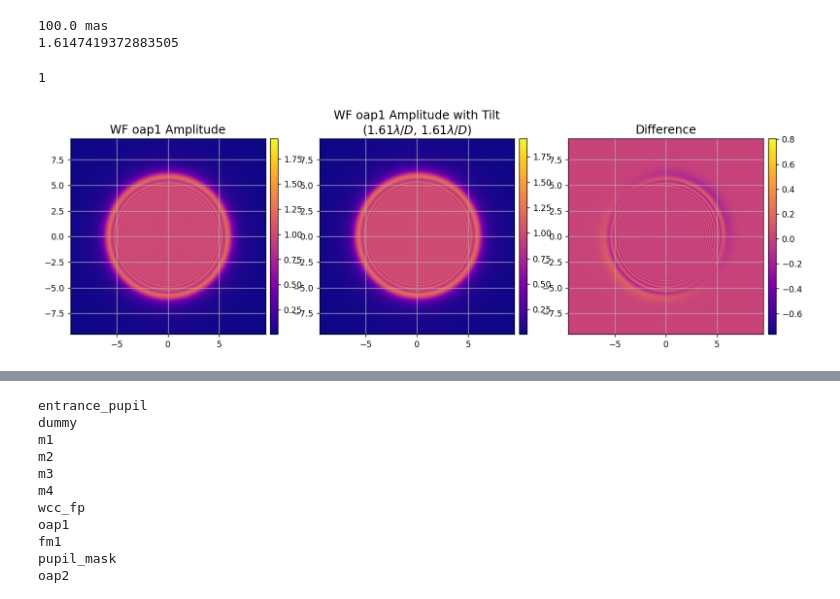
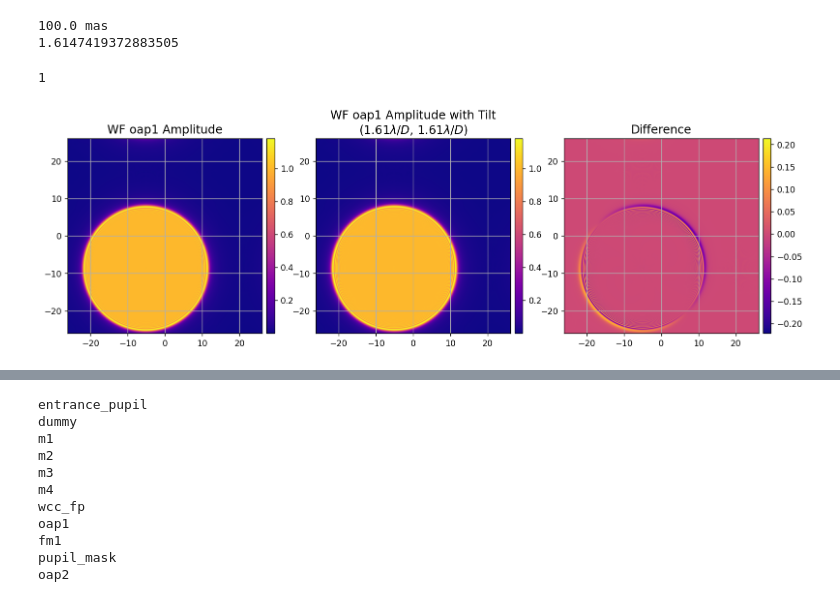
Before and after one commit to kian1377/esc-fresnel, a Jupyter notebook: notebooks/esc_fresnel_beamwalk_check.ipynb, the cells around one changed output, grey strips where cells are left out. Saved outputs shown, nothing was run; the diff lists cells and outputs as text; code cells hidden in the pictures.

```diff
--- a/notebooks/esc_fresnel_beamwalk_check.ipynb
+++ b/notebooks/esc_fresnel_beamwalk_check.ipynb
@@ -252,6 +252,8 @@ print(offset_lamD)
 1.6147419372883505
 # %%
 import copy
+
+import esc_fresnel.esc_fresnel_subap as esc
 reload(esc)
 reload(esc_optics)
 
@@ -273,35 +275,35 @@ M.source_offset = (0, 0)
 wfs_on_axis = M.calc_wfs()
 
 M.source_offset = source_offset
 wfs_offset = M.calc_wfs()
 
 amp1 = wfs_on_axis[i].amplitude
 amp2 = wfs_offset[i].amplitude
 diff = amp1 - amp2
 
 wf_pxscl_mm = wfs_on_axis[i].pixelscale.to_value(u.mm/u.pix)
 
 # ticks = np.arange(-15, 15.01, 5)
 
 imshow(
     [amp1, amp2, diff],
     titles=[
         f'WF {wfs_on_axis[i].location[6:]} Amplitude',
         f'WF {wfs_on_axis[i].location[6:]} Amplitude with Tilt\n({M.source_offset[0]:.2f}$\lambda/D$, {M.source_offset[1]:.2f}$\lambda/D$)',
         'Difference',
     ],
     title_fzs=[14]*3,
     # norms=[LogNorm(1e-6), LogNorm(1e-6)],
-    npix=[1.5*M.npix]*3,
+    # npix=[1.5*M.npix]*3,
     grids=[1]*3,
     pxscls=[wf_pxscl_mm]*3,
     # xticks=[ticks, ticks],
     # yticks=[ticks, ticks],
     cmaps=['plasma']*3,
 )
 # %% [output]
 1
-[figure, old version]
+[figure, new version]
 # %%
 pointing = source_offset * M.as_per_lamD
 print(pointing)
```
Also changed, not shown: parts of 6 cells of this notebook, 4 other files.
